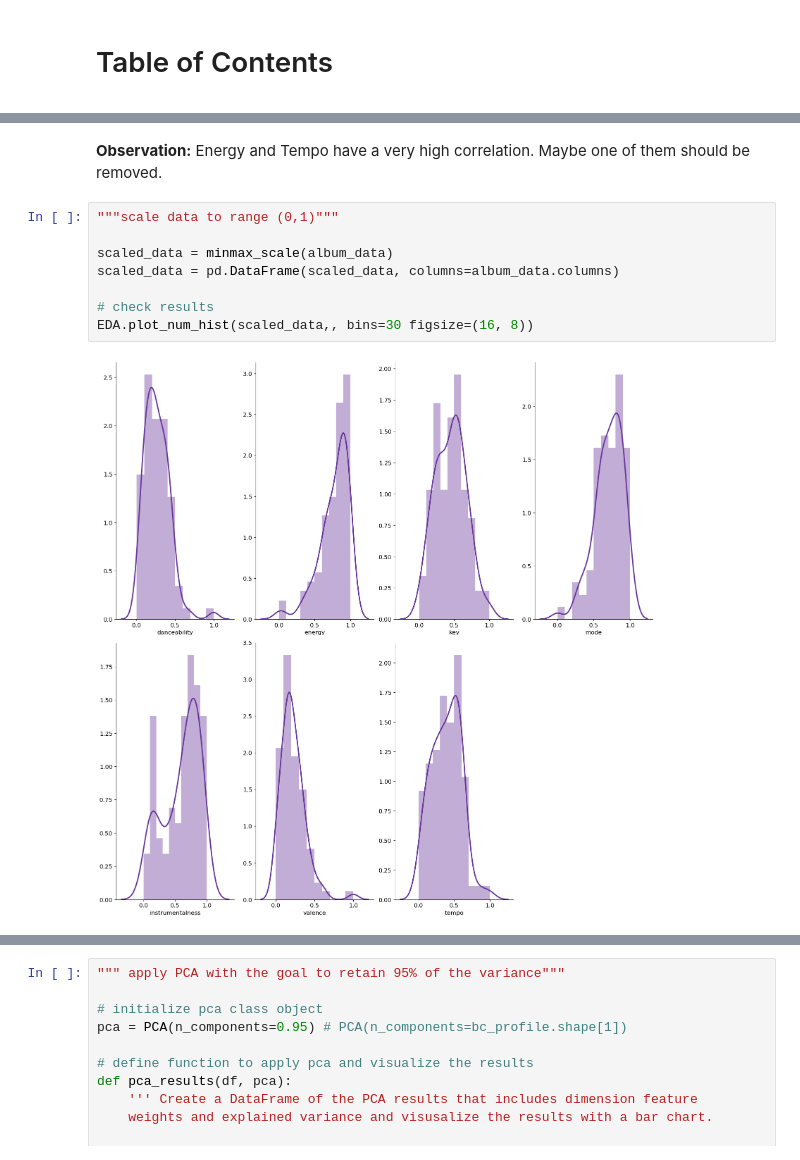
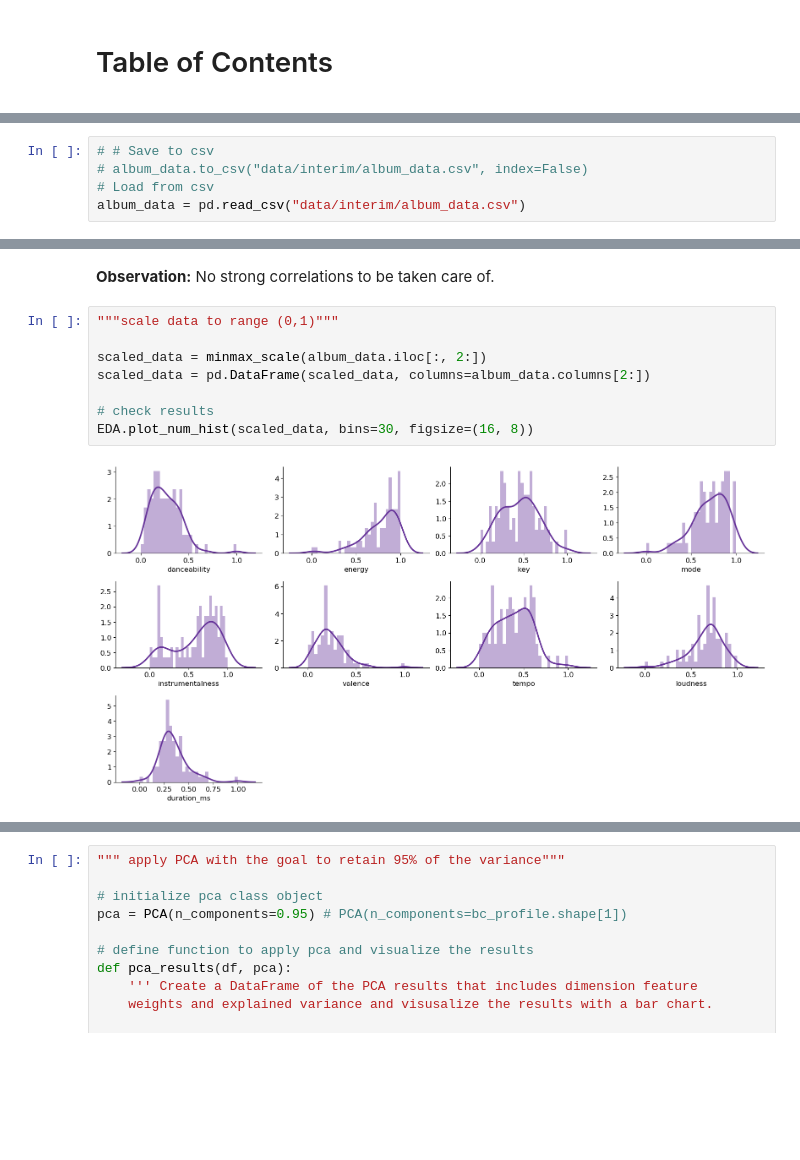
Before and after one commit to rbuerki/death-metal-disco, a Jupyter notebook: Untitled.ipynb, the cells around one changed output, grey strips where cells are left out. Cells and saved outputs as stored; diff of their text form; blank space fills up the shorter version.

Commit message:
REFACTOR: use new modules for data loading

```diff
--- a/Untitled.ipynb
+++ b/Untitled.ipynb
@@ -92,0 +46,5 @@ album_data = album_data.loc[album_data['danceability'] > 0]
+# %%
+# # Save to csv
+# album_data.to_csv("data/interim/album_data.csv", index=False)
+# Load from csv
+album_data = pd.read_csv("data/interim/album_data.csv")
@@ -110,15 +132,15 @@ EDA.plot_corr_map_num_all(album_data, figsize=(16,10))
-# %% [markdown]
-**Observation:** Energy and Tempo have a very high correlation. Maybe one of them should be removed.
+# %% [markdown]
+**Observation:** No strong correlations to be taken care of.
 # %%
 """scale data to range (0,1)"""
 
-scaled_data = minmax_scale(album_data)
-scaled_data = pd.DataFrame(scaled_data, columns=album_data.columns)
+scaled_data = minmax_scale(album_data.iloc[:, 2:])
+scaled_data = pd.DataFrame(scaled_data, columns=album_data.columns[2:])
 
 # check results
-EDA.plot_num_hist(scaled_data,, bins=30 figsize=(16, 8))
+EDA.plot_num_hist(scaled_data, bins=30, figsize=(16, 8))
 # %% [output]
-[figure, old version]
+[figure, new version]
 # %%
 plt.figure(figsize=(12,8))
 sns.heatmap(scaled_data)
```
Also changed, not shown: parts of 19 cells of this notebook.
